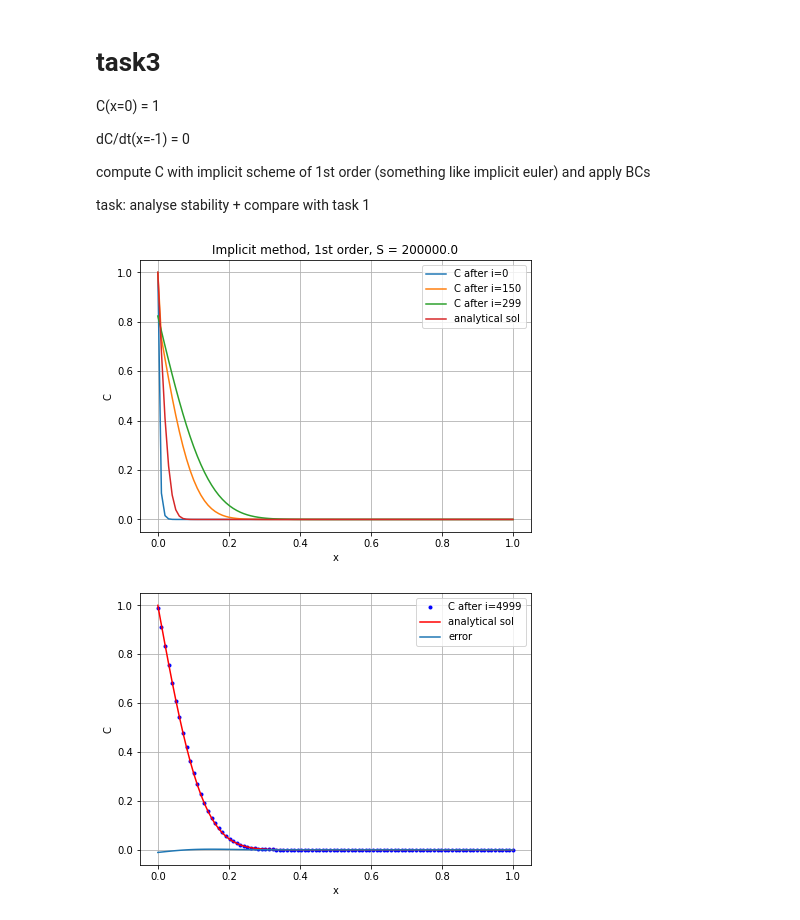
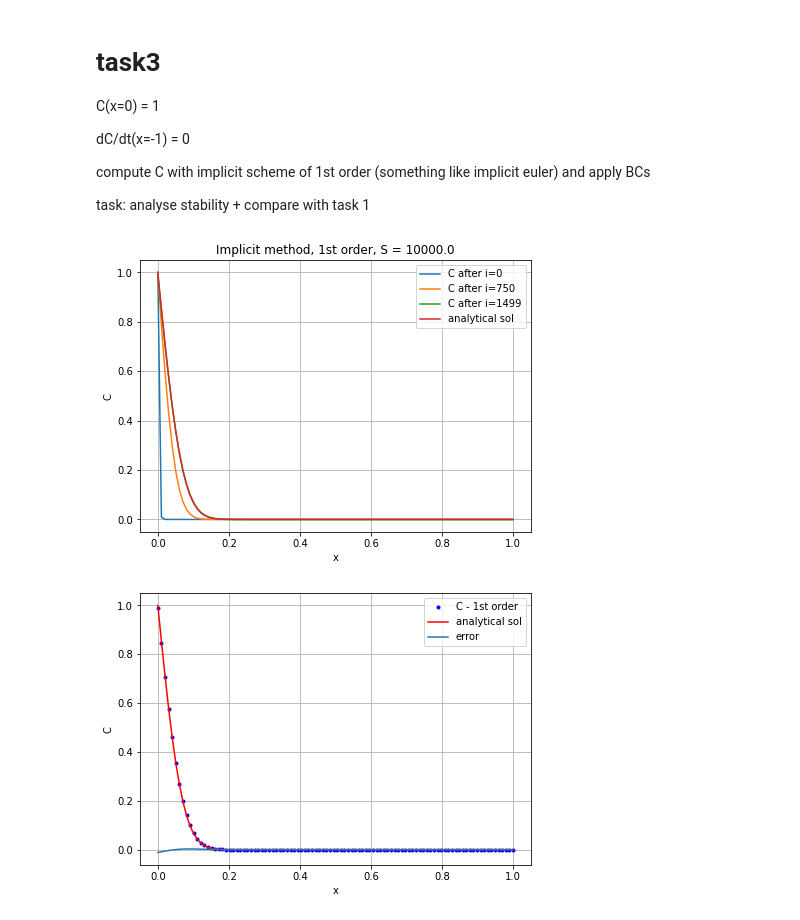
Before and after one commit to hitimr/NSSC2, a Jupyter notebook: Ex3/task3.ipynb, the cells around one changed output. Cells and saved outputs as stored; diff of their text form; code cells hidden in the pictures.

```diff
--- a/Ex3/task3.ipynb
+++ b/Ex3/task3.ipynb
@@ -60,9 +60,9 @@ def apply_BC(C_vector):
 # %%
 #settings of time and space
 xmax = 100
-tmax = 300
+tmax = 1500
 dx = 1/xmax
-dt = 20
+dt = 1
 D = 10**(-6)
 dirichlet = 1 #at x=0
 neuman = 0 #at x=h
@@ -122,27 +122,27 @@ plt.grid()
 # plt.show()
 # plt.savefig('plots/implicit'+str(S)+".pdf")
 # %% [output]
-[figure, old version]
+[figure, new version]
 # %%
 #error plot
 plottime = tmax-1
 
 fig = plt.figure(figsize = (7,5))
 
-plt.plot(space,C[plottime,:], 'b.',label="C after i="+str(plottime))
+plt.plot(space,C[plottime,:], 'b.',label="C - 1st order")
 plt.plot(space,analytical_sol(tmax, points=xmax, n_max=tmax),"r-",label="analytical sol")
 
-err = C[plottime,:] - analytical_sol(tmax-1, points=xmax, n_max=1000)
+err = C[plottime,:] - analytical_sol(plottime, points=xmax, n_max=1000)
 plt.plot(space,err, label="error")
 
 plt.legend()
 plt.xlabel("x")
 plt.ylabel("C")
 plt.grid()
 # plt.show()
 plt.savefig('plots/error1.pdf')
 # %% [output]
-[figure, old version]
+[figure, new version]
 # %%
 #test TDMAsolve
 A = numpy.array([[1,2,0],
```
Also changed, not shown: 7 other files.
